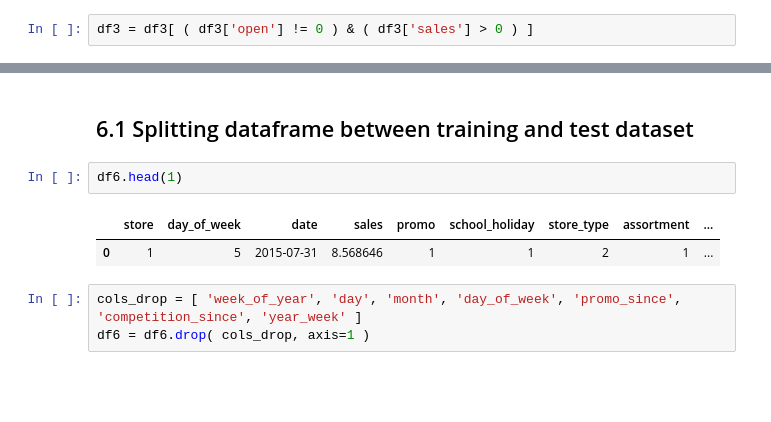
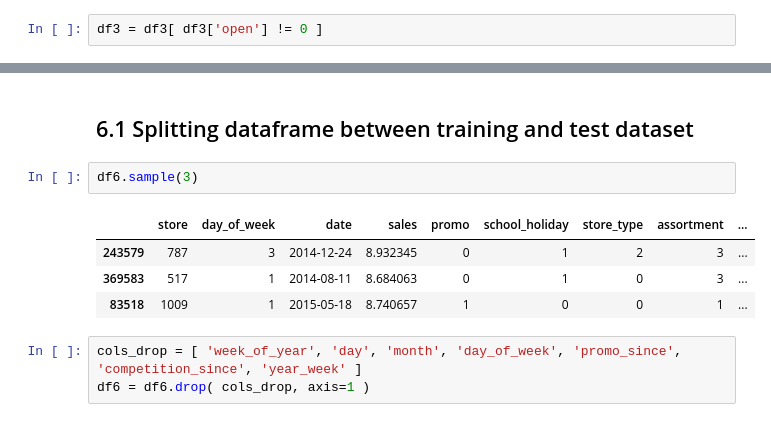
Before and after one commit to victor-bongestab/Rossman-Stores-Sales, a Jupyter notebook: v00_rossman-stores-sales.ipynb, the cells around one changed output, grey strips where cells are left out. Drawn from its saved outputs; the diff is of its cells as text; blank space fills up the shorter version.

```diff
--- a/v00_rossman-stores-sales.ipynb
+++ b/v00_rossman-stores-sales.ipynb
@@ -818,7 +797,7 @@ df3.head().T
 # %% [markdown]
 ## 3.1 Filtragem das linhas
 # %%
-df3 = df3[ ( df3['open'] != 0 ) & ( df3['sales'] > 0 ) ]
+df3 = df3[ df3['open'] != 0 ]
 # %%
 # Exemplo de restrição: certa categoria tem 80% das vendas, beleza e cosméticos. Faz-se uma análise usando só esta categoria.
 # %% [markdown]
@@ -1434,10 +1418,12 @@ Occam's Razor: O mais simples é essencial para um algoritmo de ML.
 # %% [markdown]
 ## 6.1 Splitting dataframe between training and test dataset
 # %%
-df6.head(1)
+df6.sample(3)
 # %% [output]
 |  | store | day_of_week | date | sales | promo | school_holiday | store_type | assortment | ... |
-| 0 | 1 | 5 | 2015-07-31 | 8.568646 | 1 | 1 | 2 | 1 | ... |
+| 243579 | 787 | 3 | 2014-12-24 | 8.932345 | 0 | 1 | 2 | 3 | ... |
+| 369583 | 517 | 1 | 2014-08-11 | 8.684063 | 0 | 1 | 0 | 3 | ... |
+| 83518 | 1009 | 1 | 2015-05-18 | 8.740657 | 1 | 0 | 0 | 1 | ... |
 # %%
 cols_drop = [ 'week_of_year', 'day', 'month', 'day_of_week', 'promo_since', 'competition_since', 'year_week' ]
 df6 = df6.drop( cols_drop, axis=1 )
```
Also changed, not shown: parts of 66 cells of this notebook, 2 other files.
